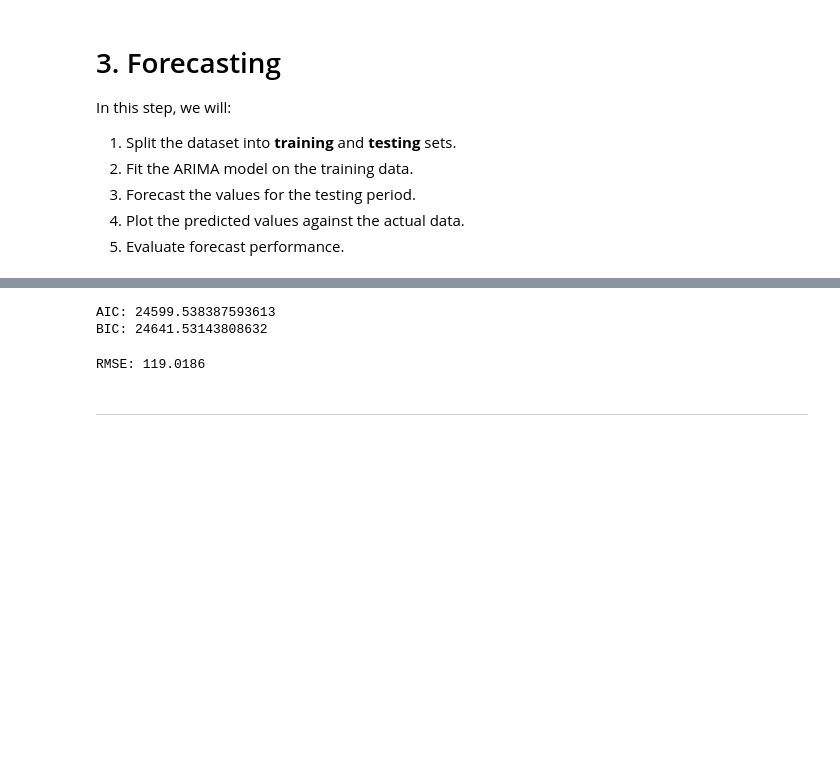
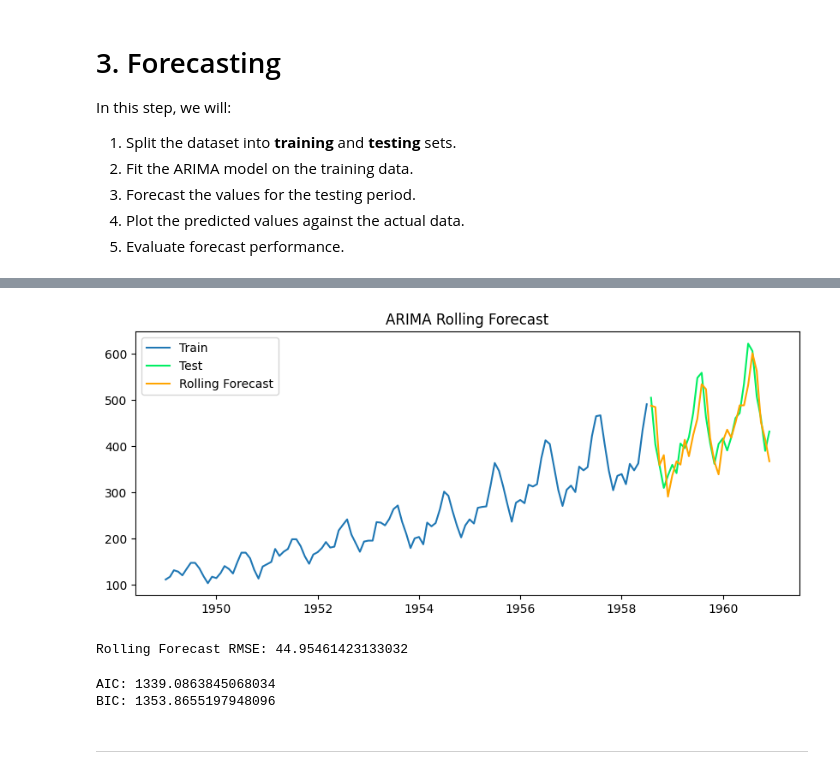
Before and after one commit to sgulyano/mat202, a Jupyter notebook: lab2.ipynb, the cells around one changed output, grey strips where cells are left out. Cells and saved outputs as stored; diff of their text form; code cells hidden in the pictures; blank space fills up the shorter version.

```diff
--- a/lab2.ipynb
+++ b/lab2.ipynb
@@ -194,0 +171,21 @@ model_fit = model.fit()
+# %%
+# Train/test split
+train_size = int(len(df['#Passengers']) * 0.8)   # 80% train, 20% test
+train, test = df['#Passengers'].iloc[:train_size], df['#Passengers'].iloc[train_size:]
+# %%
+# Fit ARIMA on training
+model = ARIMA(train, order=(2,1,2))
+model_fit = model.fit()
+
+print(model_fit.summary())
+
+# Rolling Forecast (Walk-forward)
+history = list(train)
+preds = []
+
+for t in range(len(test)):
+    model = ARIMA(history, order=(2,1,2))
+    fit = model.fit()
+    yhat = fit.forecast()[0]
+    preds.append(yhat)
+    history.append(test.iloc[t])   # update with actual value
@@ -195,30 +210,22 @@ model_fit = model.fit()
 # %%
-# Forecast
-forecast = model_fit.forecast(steps=len(test))
+plt.figure(figsize=(10,4))
+plt.plot(train.index, train, label="Train")
+plt.plot(test.index, test, label="Test", color='#01ef63')
+plt.plot(test.index, preds, label="Rolling Forecast", color="orange")
+plt.title("ARIMA Rolling Forecast")
+plt.legend(); plt.show()
 
-# Plot the results with specified colors
-plt.figure(figsize=(8, 4))
-plt.plot(train.index, train["Close"], label='Train', color='#203147')
-plt.plot(test.index, test["Close"], label='Test', color='#01ef63')
-plt.plot(test.index, forecast, label='Forecast', color='orange')
-plt.title('Close Price Forecast')
-plt.xlabel('Date')
-plt.ylabel('Close Price')
-plt.legend()
-plt.show()
+# Error
+mse = mean_squared_error(test, preds)
+print("Rolling Forecast RMSE:", np.sqrt(mse))
+# %% [output]
+[figure, added]
+Rolling Forecast RMSE: 44.95461423133032
 # %%
-print(f"AIC: {model_fit.aic}")
-print(f"BIC: {model_fit.bic}")
+print(f"AIC: {fit.aic}")
+print(f"BIC: {fit.bic}")
 # %% [output]
-AIC: 24599.538387593613
-BIC: 24641.53143808632
+AIC: 1339.0863845068034
+BIC: 1353.8655197948096
-# %%
-forecast = forecast[:len(test)]
-test_close = test["Close"][:len(forecast)]
-# Calculate RMSE
-rmse = np.sqrt(mean_squared_error(test_close, forecast))
-print(f"RMSE: {rmse:.4f}")
-# %% [output]
-RMSE: 119.0186
 # %% [markdown]
 ---
```
Also changed, not shown: parts of 16 cells of this notebook.
